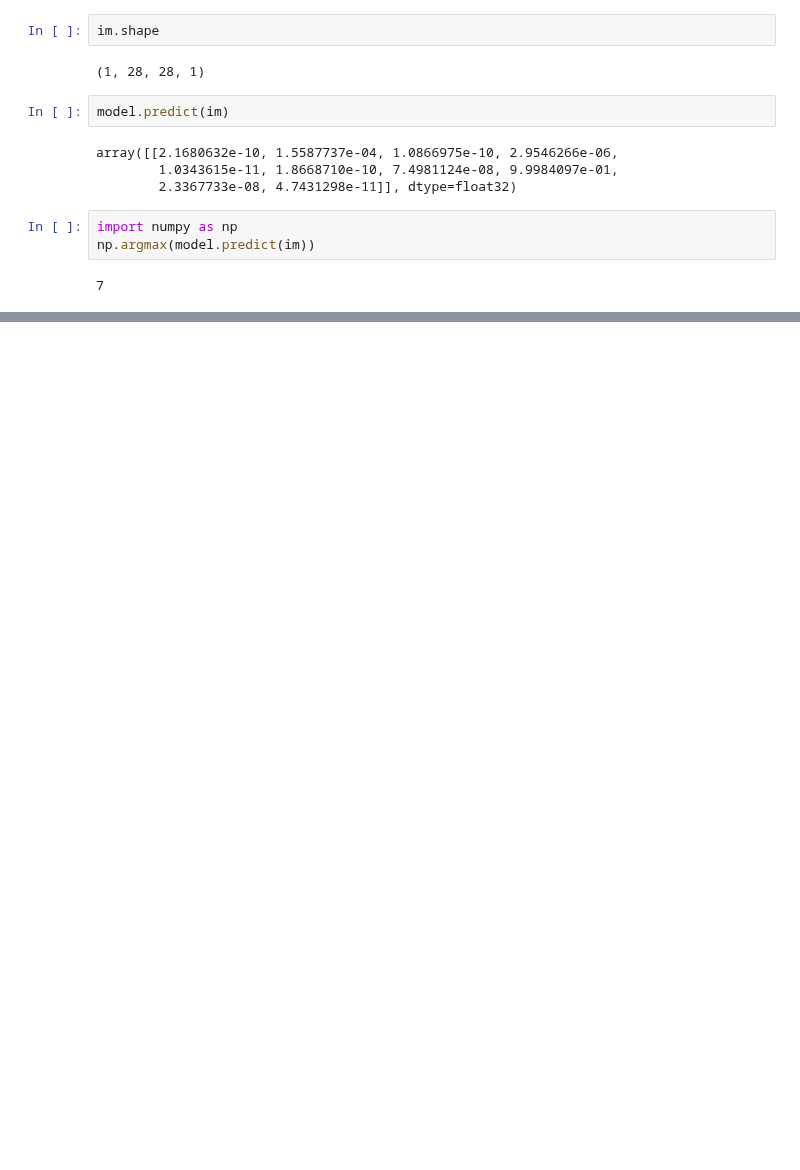
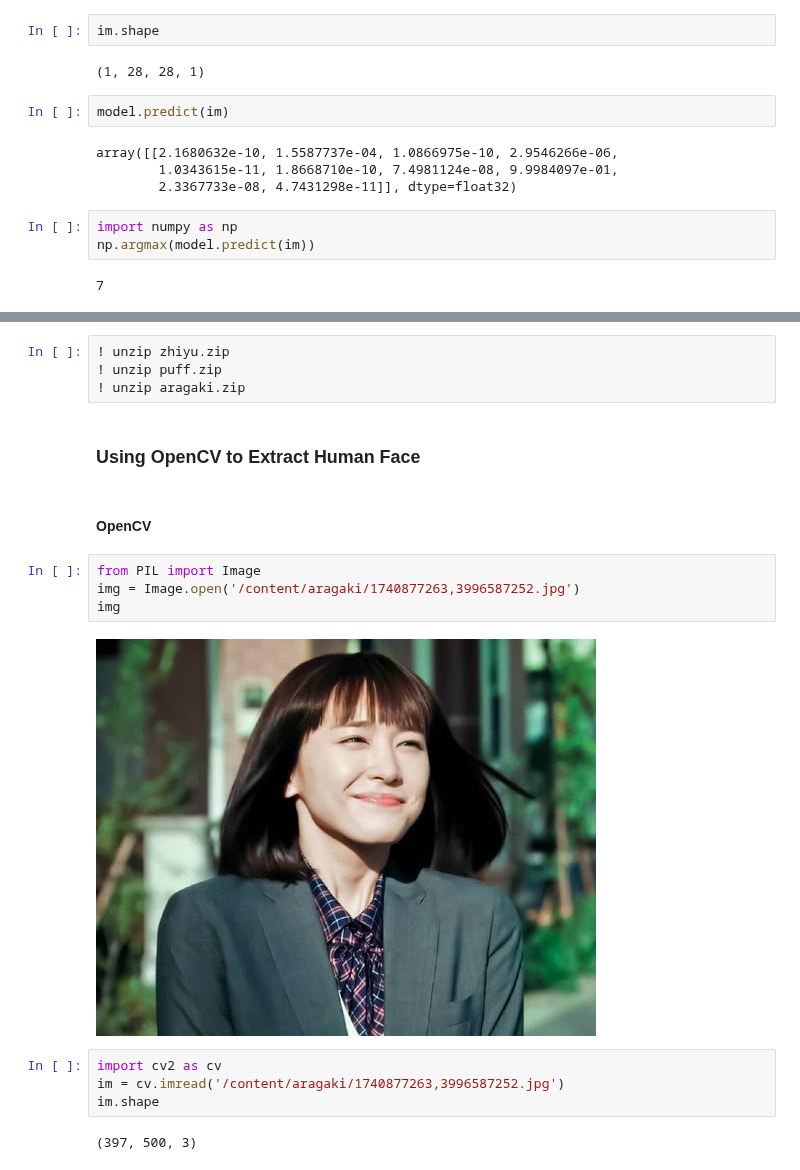
Before and after one commit to ywchiu/tibamedl, a Jupyter notebook: Demo20210410.ipynb, the cells around one changed output, grey strips where cells are left out. Saved outputs shown, nothing was run; the diff lists cells and outputs as text; blank space fills up the shorter version.

```diff
--- a/Demo20210410.ipynb
+++ b/Demo20210410.ipynb
@@ -992,0 +1079,20 @@ np.argmax(model.predict(im))
+# %%
+! unzip zhiyu.zip
+! unzip puff.zip
+! unzip aragaki.zip
+# %% [markdown]
+### Using OpenCV to Extract Human Face
+# %% [markdown]
+#### OpenCV
+# %%
+from PIL import Image
+img = Image.open('/content/aragaki/1740877263,3996587252.jpg')
+img
+# %% [output]
+[figure, added]
+# %%
+import cv2 as cv
+im = cv.imread('/content/aragaki/1740877263,3996587252.jpg')
+im.shape
+# %% [output]
+(397, 500, 3)
```
Also changed, not shown: parts of 32 cells of this notebook.
